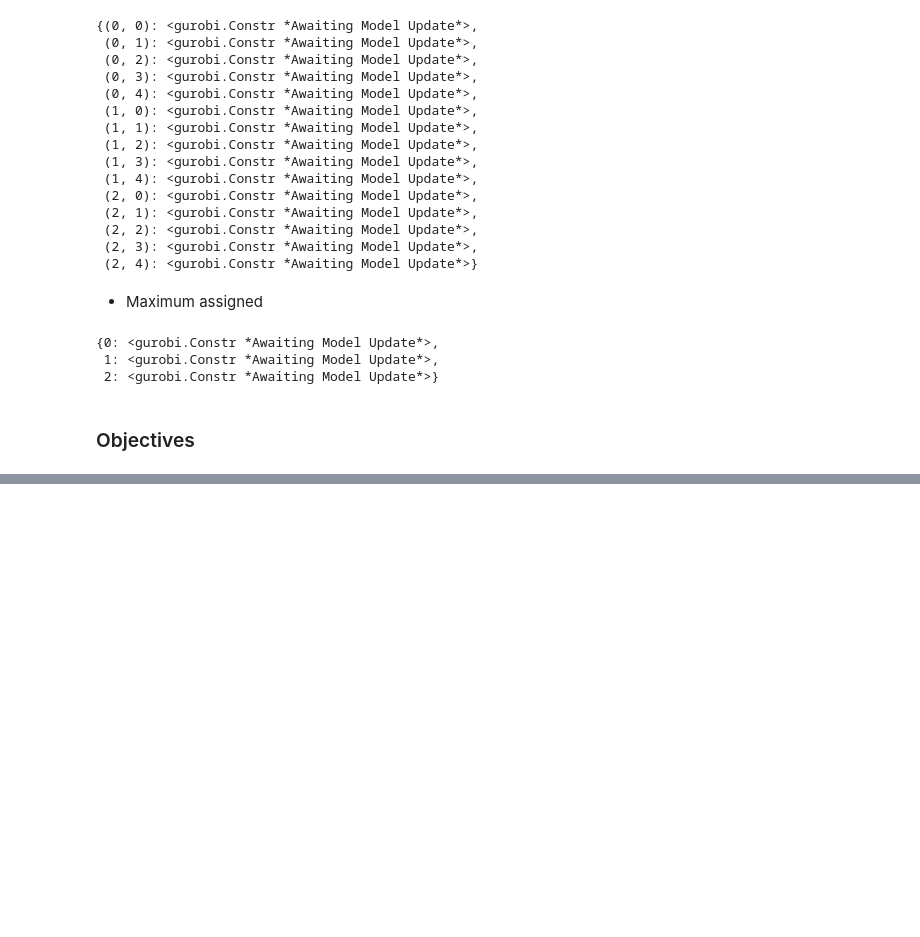
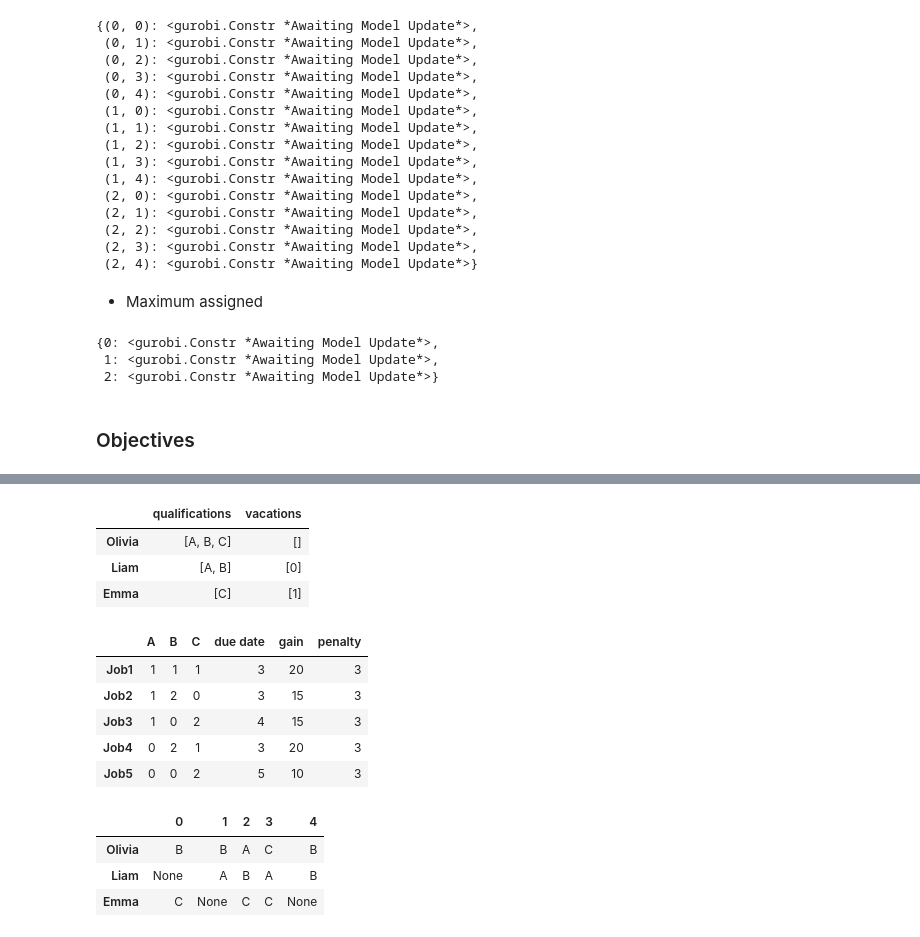
Before and after one commit to GuillaumeDugat/CompuOpti, a Jupyter notebook: main.ipynb, the cells around one changed output, grey strips where cells are left out. Drawn from its saved outputs; the diff is of its cells as text; code cells hidden in the pictures; blank space fills up the shorter version.

Commit message:
Add display functions to see results

```diff
--- a/main.ipynb
+++ b/main.ipynb
@@ -343,0 +377,8 @@ model.setObjectiveN(
+# %%
+qualifications = data["qualifications"]
+names = [worker["name"] for worker in data["staff"]]
+jobs = [job["name"] for job in data["jobs"]]
+# %%
+# Give a hex color to each job
+cmap = mpl.cm.get_cmap('hsv', int(len(jobs)*1.2))
+job_colors = [mpl.colors.rgb2hex(cmap(i)[:3]) for i in range(cmap.N)][:len(jobs)]
@@ -343,0 +398,11 @@ model.setObjectiveN(
+# %%
+def highlight_cols(col):
+    return [f"color:black;background-color: {color}" for color in job_colors]
+
+def display_work_days():
+    res = pd.DataFrame(work_days_job_skill, index=jobs, columns=qualifications)
+    res["due date"] = pd.Series(due_dates_job, index=jobs)
+    res["gain"] = pd.Series(gains_job, index=jobs)
+    res["penalty"] = pd.Series(penalties_job, index=jobs)
+    res = res.style.apply(highlight_cols, axis=0)
+    return res
@@ -343,0 +438,23 @@ model.setObjectiveN(
+# %%
+disply_worker_skills()
+# %% [output]
+|  | qualifications | vacations |
+| Olivia | [A, B, C] | [] |
+| Liam | [A, B] | [0] |
+| Emma | [C] | [1] |
+# %%
+display_work_days()
+# %% [output]
+|  | A | B | C | due date | gain | penalty |
+| Job1 | 1 | 1 | 1 | 3 | 20 | 3 |
+| Job2 | 1 | 2 | 0 | 3 | 15 | 3 |
+| Job3 | 1 | 0 | 2 | 4 | 15 | 3 |
+| Job4 | 0 | 2 | 1 | 3 | 20 | 3 |
+| Job5 | 0 | 0 | 2 | 5 | 10 | 3 |
+# %%
+display_time_table()
+# %% [output]
+|  | 0 | 1 | 2 | 3 | 4 |
+| Olivia | B | B | A | C | B |
+| Liam | None | A | B | A | B |
+| Emma | C | None | C | C | None |
```
Also changed, not shown: parts of 9 cells of this notebook.
